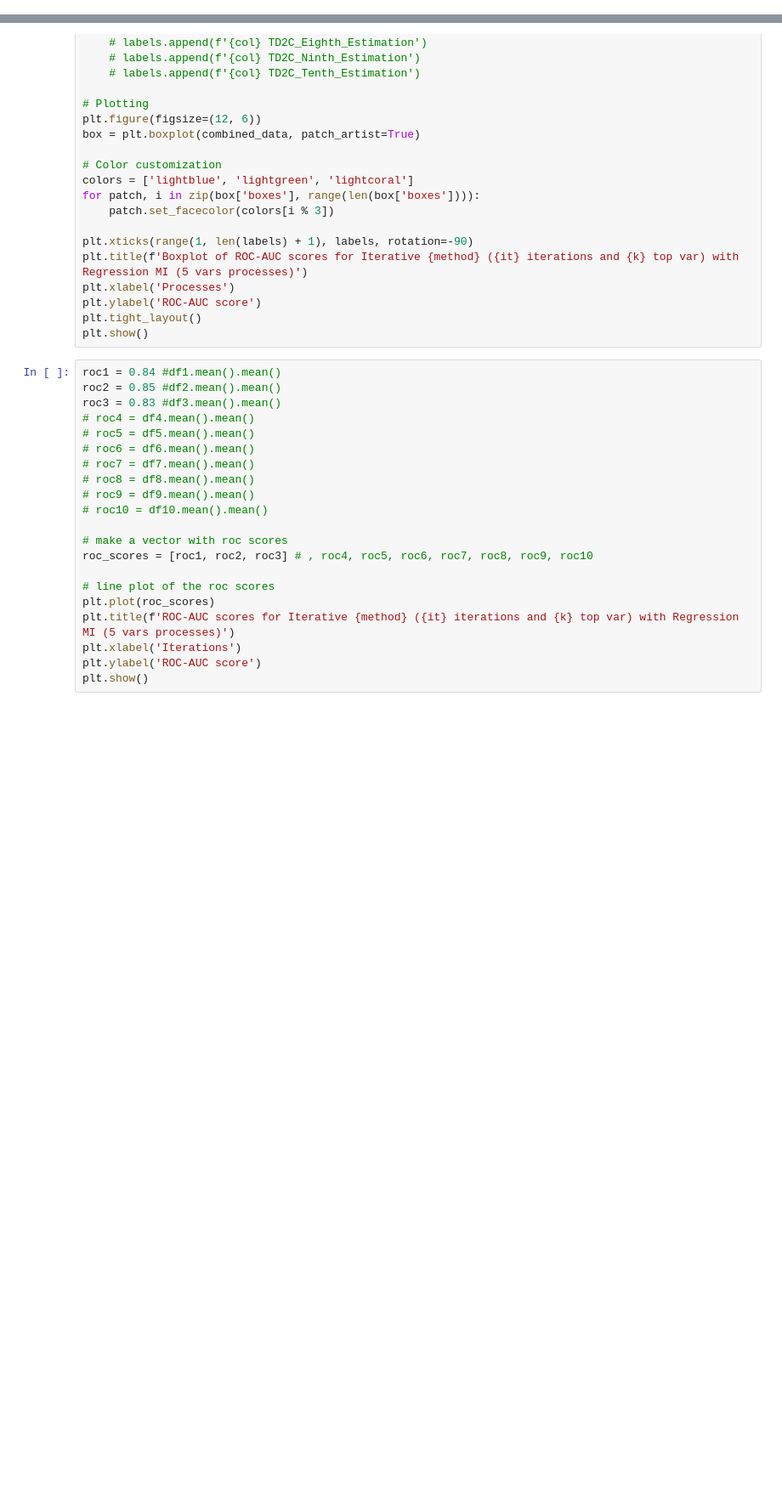
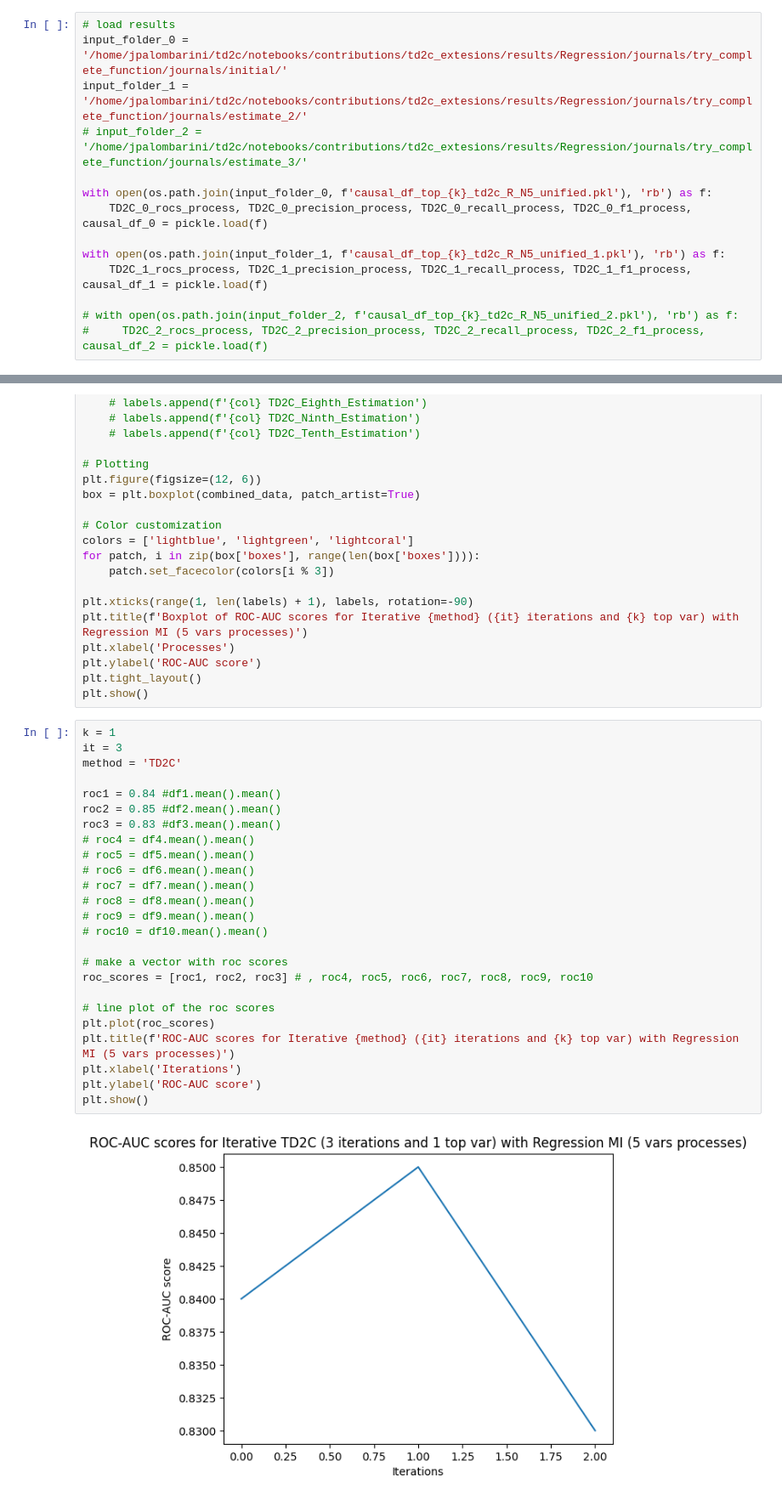
Before and after one commit to jacopoUCL/td2c, a Jupyter notebook: notebooks/contributions/td2c_extesions/IterativeTD2C.ipynb, the cells around one changed output, grey strips where cells are left out. Shown at 85% size. Cells and saved outputs as stored; diff of their text form; blank space fills up the shorter version.

```diff
--- a/notebooks/contributions/td2c_extesions/IterativeTD2C.ipynb
+++ b/notebooks/contributions/td2c_extesions/IterativeTD2C.ipynb
@@ -1622,0 +1646,14 @@ iterative_td2c(method = 'ts', k = 1, it = 3,
+# %%
+# load results
+input_folder_0 = '/home/jpalombarini/td2c/notebooks/contributions/td2c_extesions/results/Regression/journals/try_complete_function/journals/initial/'
+input_folder_1 = '/home/jpalombarini/td2c/notebooks/contributions/td2c_extesions/results/Regression/journals/try_complete_function/journals/estimate_2/'
+# input_folder_2 = '/home/jpalombarini/td2c/notebooks/contributions/td2c_extesions/results/Regression/journals/try_complete_function/journals/estimate_3/'
+
+with open(os.path.join(input_folder_0, f'causal_df_top_{k}_td2c_R_N5_unified.pkl'), 'rb') as f:
+    TD2C_0_rocs_process, TD2C_0_precision_process, TD2C_0_recall_process, TD2C_0_f1_process, causal_df_0 = pickle.load(f)
+
+with open(os.path.join(input_folder_1, f'causal_df_top_{k}_td2c_R_N5_unified_1.pkl'), 'rb') as f:
+    TD2C_1_rocs_process, TD2C_1_precision_process, TD2C_1_recall_process, TD2C_1_f1_process, causal_df_1 = pickle.load(f)
+
+# with open(os.path.join(input_folder_2, f'causal_df_top_{k}_td2c_R_N5_unified_2.pkl'), 'rb') as f:
+#     TD2C_2_rocs_process, TD2C_2_precision_process, TD2C_2_recall_process, TD2C_2_f1_process, causal_df_2 = pickle.load(f)
@@ -1683,23 +1722,29 @@ plt.ylabel('ROC-AUC score')
 plt.tight_layout()
 plt.show()
 # %%
+k = 1
+it = 3
+method = 'TD2C'
+
 roc1 = 0.84 #df1.mean().mean()
 roc2 = 0.85 #df2.mean().mean()
 roc3 = 0.83 #df3.mean().mean()
 # roc4 = df4.mean().mean()
 # roc5 = df5.mean().mean()
 # roc6 = df6.mean().mean()
 # roc7 = df7.mean().mean()
 # roc8 = df8.mean().mean()
 # roc9 = df9.mean().mean()
 # roc10 = df10.mean().mean()
 
 # make a vector with roc scores
 roc_scores = [roc1, roc2, roc3] # , roc4, roc5, roc6, roc7, roc8, roc9, roc10
 
 # line plot of the roc scores
 plt.plot(roc_scores)
 plt.title(f'ROC-AUC scores for Iterative {method} ({it} iterations and {k} top var) with Regression MI (5 vars processes)')
 plt.xlabel('Iterations')
 plt.ylabel('ROC-AUC score')
 plt.show()
+# %% [output]
+[figure, added]
```
Also changed, not shown: parts of 3 cells of this notebook.
